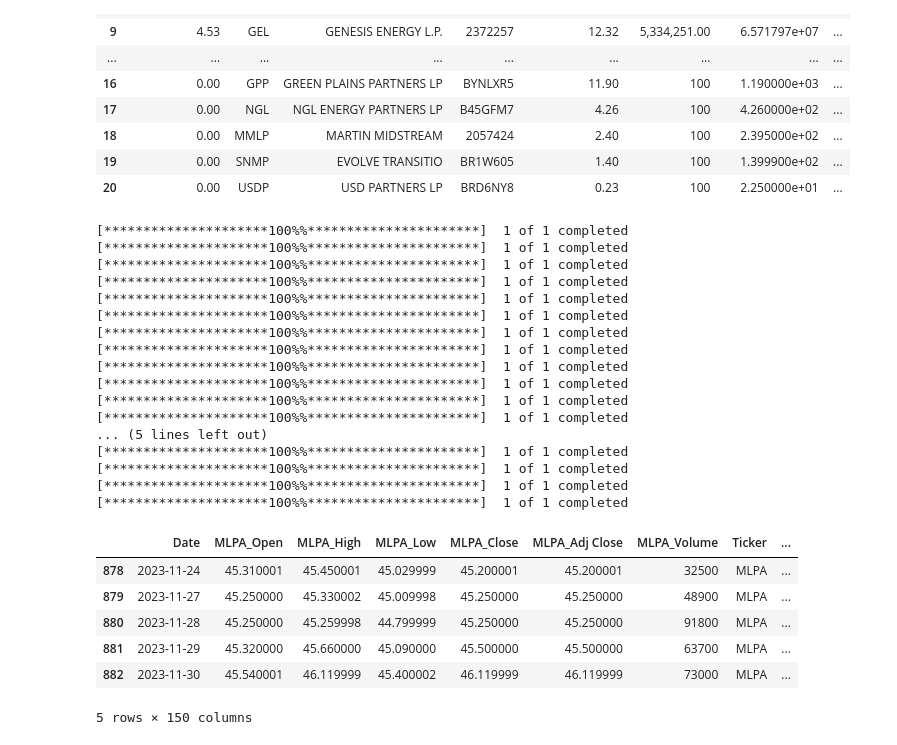
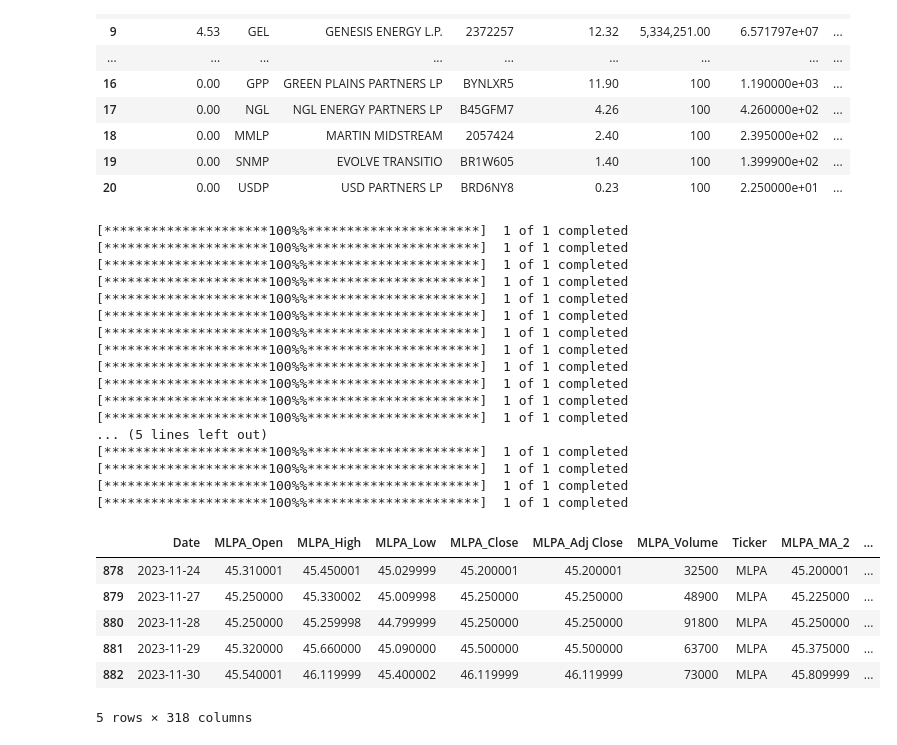
Before and after one commit to nchadburn/Stat598-FinalProject, a Jupyter notebook: MPLA Holdings Service.ipynb, the cells around one changed output. Cells and saved outputs as stored; diff of their text form; code cells hidden in the pictures.

```diff
--- a/MPLA Holdings Service.ipynb
+++ b/MPLA Holdings Service.ipynb
@@ -23,4 +23,10 @@ from statsmodels.tsa.stattools import adfuller,acf, pacf
 from statsmodels.tsa.seasonal import seasonal_decompose
 from statsmodels.graphics.tsaplots import plot_acf, plot_pacf
 from sklearn.metrics import mean_squared_error
+# %%
+start_date = '2020-06-01'
+end_date = '2023-12-01'
+etf_ticker = 'MLPA'
+moving_average_list = [2, 5, 7, 14]
+url = "https://raw.githubusercontent.com/Aditya-Patel/Stat598-FinalProject/main/mlpa_full-holdings.csv"
 # %%
@@ -59,15 +57,18 @@ df_holdings
 | 20 | 0.00 | USDP | USD PARTNERS LP | BRD6NY8 | 0.23 | 100 | 2.250000e+01 | ... |
 # %%
 
-start_date = '2020-06-01'
-end_date = '2023-12-01'
 
-etf_ticker = 'MLPA'
-
+#start with etf data
 all_stocks_data = yf.download(etf_ticker, start=start_date, end=end_date)
 all_stocks_data['Ticker'] = etf_ticker
 all_stocks_data.columns = [f'{etf_ticker}_{col}' if col != 'Ticker' else col for col in all_stocks_data.columns]
 
+for ma in moving_average_list:
+  all_stocks_data[f'{etf_ticker}_MA_{ma}'] = all_stocks_data[f'{etf_ticker}_Close'].rolling(window=ma).mean()
+  all_stocks_data[f'{etf_ticker}_STD_{ma}'] = all_stocks_data[f'{etf_ticker}_Close'].rolling(window=ma).std()
+
+
+# load all tickers part of that etf
 for ticker in df_holdings['Ticker']:
     stock_data = yf.download(ticker, start=start_date, end=end_date)
     percentage_holding = df_holdings.loc[df_holdings['Ticker'] == ticker, 'Percentage Holdings By Value'].iloc[0]
@@ -77,40 +78,53 @@ for ticker in df_holdings['Ticker']:
     all_stocks_data = all_stocks_data.join(stock_data, how='outer')
 
 all_stocks_data.fillna(0, inplace=True)
+
+#adds every assets moving averages
+for ticker in df_holdings['Ticker']:
+    for ma in moving_average_list:
+        all_stocks_data[f'{ticker}_MA_{ma}'] = all_stocks_data[f'{ticker}_Close'].rolling(window=ma).mean()
+        all_stocks_data[f'{ticker}_STD_{ma}'] = all_stocks_data[f'{ticker}_Close'].rolling(window=ma).std()
+
+
+
+# does some weighted and sum values of all the stock prices in the etf
 weighted_values = pd.Series(0, index=all_stocks_data.index)
 sum_values = pd.Series(0, index=all_stocks_data.index)
+
+
 for ticker in df_holdings['Ticker']:
     weighted_values += all_stocks_data[f'{ticker}_Close'] * all_stocks_data[f'{ticker}_Percent_Holding']
     sum_values += all_stocks_data[f'{ticker}_Close']
 
 
 all_stocks_data['Weighted Stock Value'] = weighted_values
 all_stocks_data['Sum Stock Value'] = sum_values
 
+
 all_stocks_data.reset_index(inplace=True)
 all_stocks_data.tail()
 # %% [output]
 [*********************100%%**********************]  1 of 1 completed
 [*********************100%%**********************]  1 of 1 completed
 [*********************100%%**********************]  1 of 1 completed
 [*********************100%%**********************]  1 of 1 completed
 [*********************100%%**********************]  1 of 1 completed
 [*********************100%%**********************]  1 of 1 completed
 [*********************100%%**********************]  1 of 1 completed
 [*********************100%%**********************]  1 of 1 completed
 [*********************100%%**********************]  1 of 1 completed
 [*********************100%%**********************]  1 of 1 completed
 [*********************100%%**********************]  1 of 1 completed
 [*********************100%%**********************]  1 of 1 completed
 ... (5 lines left out)
 [*********************100%%**********************]  1 of 1 completed
 [*********************100%%**********************]  1 of 1 completed
 [*********************100%%**********************]  1 of 1 completed
 [*********************100%%**********************]  1 of 1 completed
-|  | Date | MLPA_Open | MLPA_High | MLPA_Low | MLPA_Close | MLPA_Adj Close | MLPA_Volume | Ticker | ... |
-| 878 | 2023-11-24 | 45.310001 | 45.450001 | 45.029999 | 45.200001 | 45.200001 | 32500 | MLPA | ... |
-| 879 | 2023-11-27 | 45.250000 | 45.330002 | 45.009998 | 45.250000 | 45.250000 | 48900 | MLPA | ... |
-| 880 | 2023-11-28 | 45.250000 | 45.259998 | 44.799999 | 45.250000 | 45.250000 | 91800 | MLPA | ... |
-| 881 | 2023-11-29 | 45.320000 | 45.660000 | 45.090000 | 45.500000 | 45.500000 | 63700 | MLPA | ... |
-| 882 | 2023-11-30 | 45.540001 | 46.119999 | 45.400002 | 46.119999 | 46.119999 | 73000 | MLPA | ... |
+|  | Date | MLPA_Open | MLPA_High | MLPA_Low | MLPA_Close | MLPA_Adj Close | MLPA_Volume | Ticker | MLPA_MA_2 | ... |
+| 878 | 2023-11-24 | 45.310001 | 45.450001 | 45.029999 | 45.200001 | 45.200001 | 32500 | MLPA | 45.200001 | ... |
+| 879 | 2023-11-27 | 45.250000 | 45.330002 | 45.009998 | 45.250000 | 45.250000 | 48900 | MLPA | 45.225000 | ... |
+| 880 | 2023-11-28 | 45.250000 | 45.259998 | 44.799999 | 45.250000 | 45.250000 | 91800 | MLPA | 45.250000 | ... |
+| 881 | 2023-11-29 | 45.320000 | 45.660000 | 45.090000 | 45.500000 | 45.500000 | 63700 | MLPA | 45.375000 | ... |
+| 882 | 2023-11-30 | 45.540001 | 46.119999 | 45.400002 | 46.119999 | 46.119999 | 73000 | MLPA | 45.809999 | ... |
-5 rows × 150 columns
+5 rows × 318 columns
```
Also changed, not shown: parts of 3 cells of this notebook.
